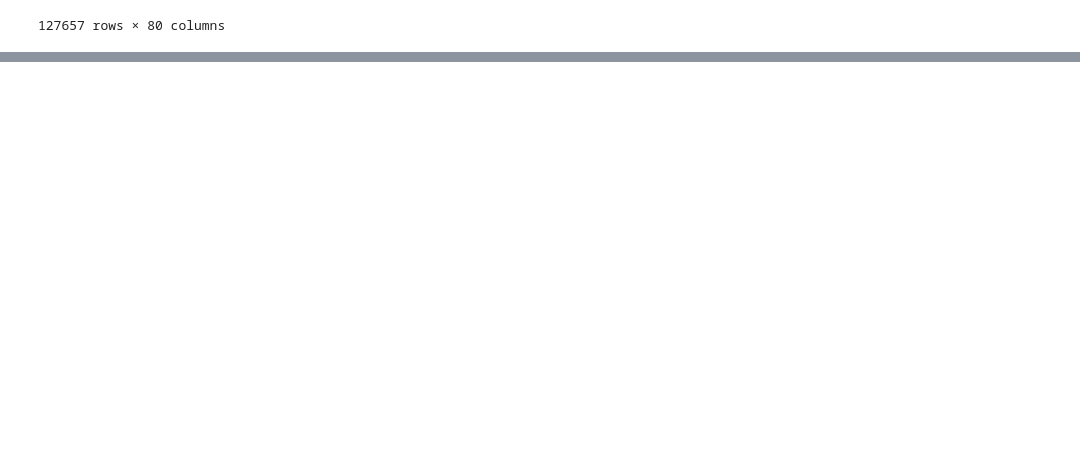
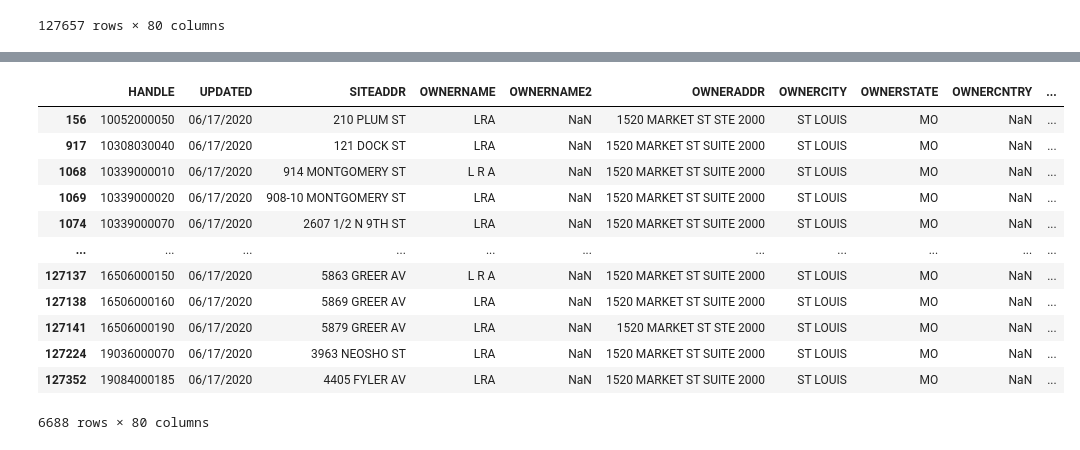
Before and after one commit to fangchenli/stl-lra-analysis, a Jupyter notebook: notebook/eda.ipynb, the cells around one changed output, grey strips where cells are left out. Saved outputs shown, nothing was run; the diff lists cells and outputs as text; code cells hidden in the pictures; blank space fills up the shorter version.

```diff
--- a/notebook/eda.ipynb
+++ b/notebook/eda.ipynb
@@ -77,0 +99,17 @@ shape
+# %%
+vacant_parcel = parcel[parcel['SITEADDR'].isin(vacant_lot['Address'])]
+vacant_parcel
+# %% [output]
+|  | HANDLE | UPDATED | SITEADDR | OWNERNAME | OWNERNAME2 | OWNERADDR | OWNERCITY | OWNERSTATE | OWNERCNTRY | ... |
+| 156 | 10052000050 | 06/17/2020 | 210 PLUM ST | LRA | NaN | 1520 MARKET ST STE 2000 | ST LOUIS | MO | NaN | ... |
+| 917 | 10308030040 | 06/17/2020 | 121 DOCK ST | LRA | NaN | 1520 MARKET ST SUITE 2000 | ST LOUIS | MO | NaN | ... |
+| 1068 | 10339000010 | 06/17/2020 | 914 MONTGOMERY ST | L R A | NaN | 1520 MARKET ST SUITE 2000 | ST LOUIS | MO | NaN | ... |
+| 1069 | 10339000020 | 06/17/2020 | 908-10 MONTGOMERY ST | LRA | NaN | 1520 MARKET ST SUITE 2000 | ST LOUIS | MO | NaN | ... |
+| 1074 | 10339000070 | 06/17/2020 | 2607 1/2 N 9TH ST | LRA | NaN | 1520 MARKET ST SUITE 2000 | ST LOUIS | MO | NaN | ... |
+| ... | ... | ... | ... | ... | ... | ... | ... | ... | ... | ... |
+| 127137 | 16506000150 | 06/17/2020 | 5863 GREER AV | L R A | NaN | 1520 MARKET ST SUITE 2000 | ST LOUIS | MO | NaN | ... |
+| 127138 | 16506000160 | 06/17/2020 | 5869 GREER AV | LRA | NaN | 1520 MARKET ST SUITE 2000 | ST LOUIS | MO | NaN | ... |
+| 127141 | 16506000190 | 06/17/2020 | 5879 GREER AV | LRA | NaN | 1520 MARKET ST STE 2000 | ST LOUIS | MO | NaN | ... |
+| 127224 | 19036000070 | 06/17/2020 | 3963 NEOSHO ST | LRA | NaN | 1520 MARKET ST SUITE 2000 | ST LOUIS | MO | NaN | ... |
+| 127352 | 19084000185 | 06/17/2020 | 4405 FYLER AV | LRA | NaN | 1520 MARKET ST SUITE 2000 | ST LOUIS | MO | NaN | ... |
+6688 rows × 80 columns
```
Also changed, not shown: parts of 7 cells of this notebook, 1 other file.
